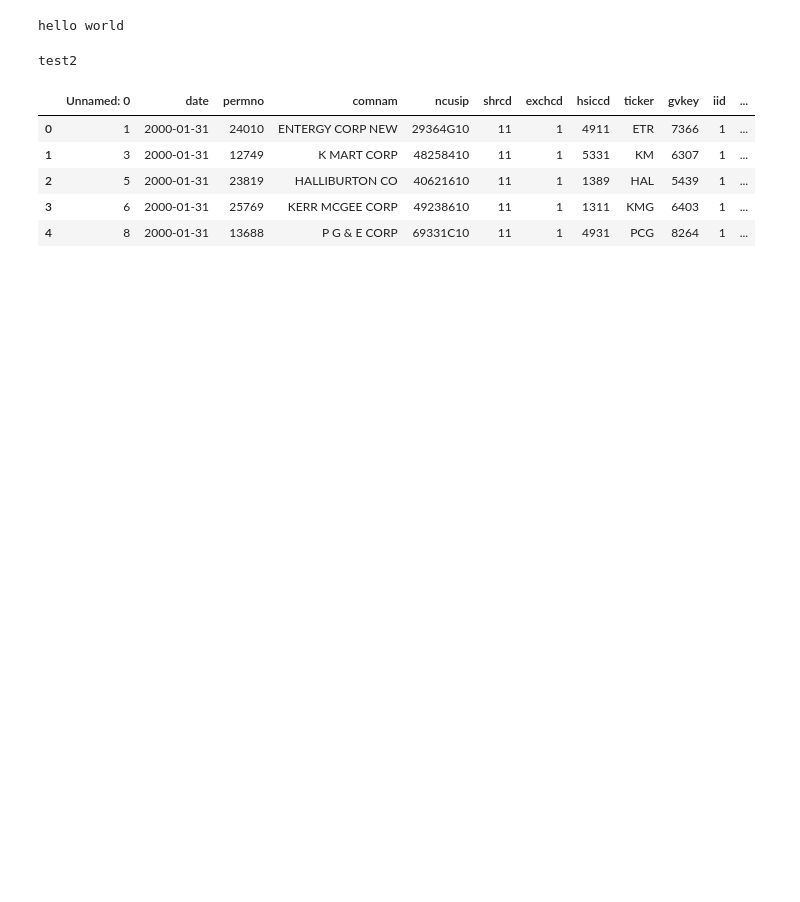
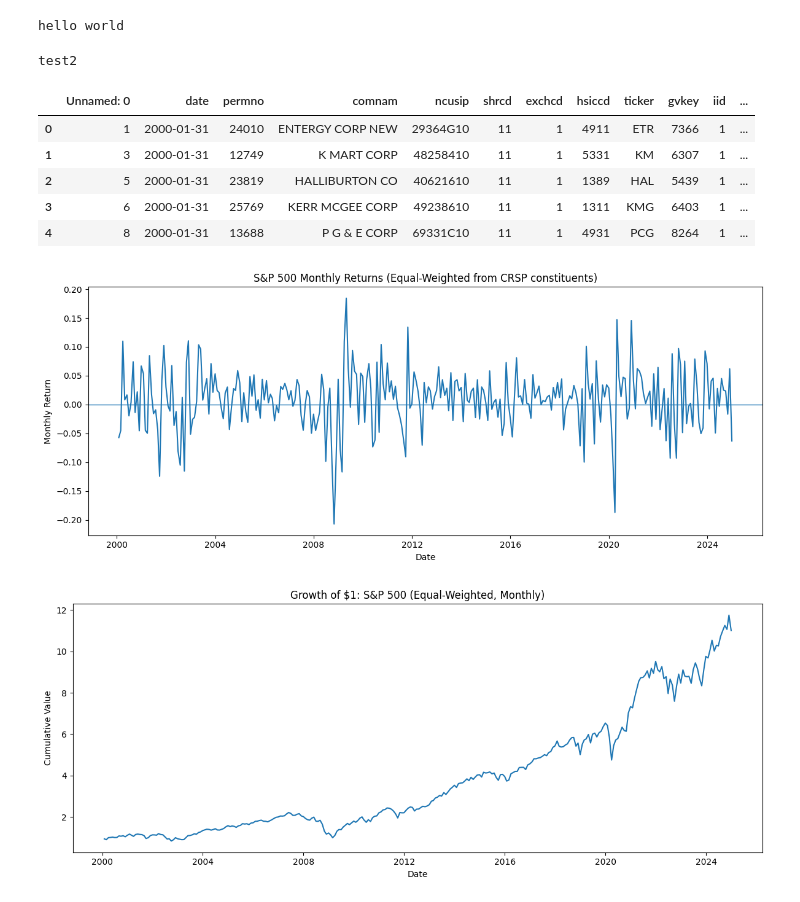
Before and after one commit to pald22/STAT-4830-NAPPERS-project, a Jupyter notebook: notebooks/notebook.ipynb, the cells around one changed output. Drawn from its saved outputs; the diff is of its cells as text; code cells hidden in the pictures; blank space fills up the shorter version.

```diff
--- a/notebooks/notebook.ipynb
+++ b/notebooks/notebook.ipynb
@@ -18,3 +18,42 @@ df1.head()
 | 2 | 5 | 2000-01-31 | 23819 | HALLIBURTON CO | 40621610 | 11 | 1 | 1389 | HAL | 5439 | 1 | ... |
 | 3 | 6 | 2000-01-31 | 25769 | KERR MCGEE CORP | 49238610 | 11 | 1 | 1311 | KMG | 6403 | 1 | ... |
 | 4 | 8 | 2000-01-31 | 13688 | P G & E CORP | 69331C10 | 11 | 1 | 4931 | PCG | 8264 | 1 | ... |
+# %%
+import pandas as pd
+import matplotlib.pyplot as plt
+sp500ccm  = df1.drop("Unnamed: 0",axis=1)
+sp500ccm.head()
+# --- Make sure date is datetime and sorted ---
+sp500ccm['date'] = pd.to_datetime(sp500ccm['date'])
+sp500ccm = sp500ccm.sort_values(['date', 'permno'])
+
+# --- (Optional but recommended) drop missing returns ---
+df = sp500ccm.dropna(subset=['ret']).copy()
+
+# --- Build an equal-weighted "S&P 500" monthly return series ---
+# (mean across constituents each month)
+sp500_ew_ret = df.groupby('date')['ret'].mean()
+
+# --- Plot 1: Monthly returns ---
+plt.figure(figsize=(12, 5))
+plt.plot(sp500_ew_ret.index, sp500_ew_ret.values)
+plt.axhline(0, linewidth=1)
+plt.title("S&P 500 Monthly Returns (Equal-Weighted from CRSP constituents)")
+plt.xlabel("Date")
+plt.ylabel("Monthly Return")
+plt.tight_layout()
+plt.show()
+
+# --- Plot 2: Cumulative growth of $1 ---
+sp500_ew_cum = (1 + sp500_ew_ret).cumprod()
+
+plt.figure(figsize=(12, 5))
+plt.plot(sp500_ew_cum.index, sp500_ew_cum.values)
+plt.title("Growth of $1: S&P 500 (Equal-Weighted, Monthly)")
+plt.xlabel("Date")
+plt.ylabel("Cumulative Value")
+plt.tight_layout()
+plt.show()
+# %% [output]
+[figure, added]
+[figure, added]
```
Also changed, not shown: parts of 2 cells of this notebook.
